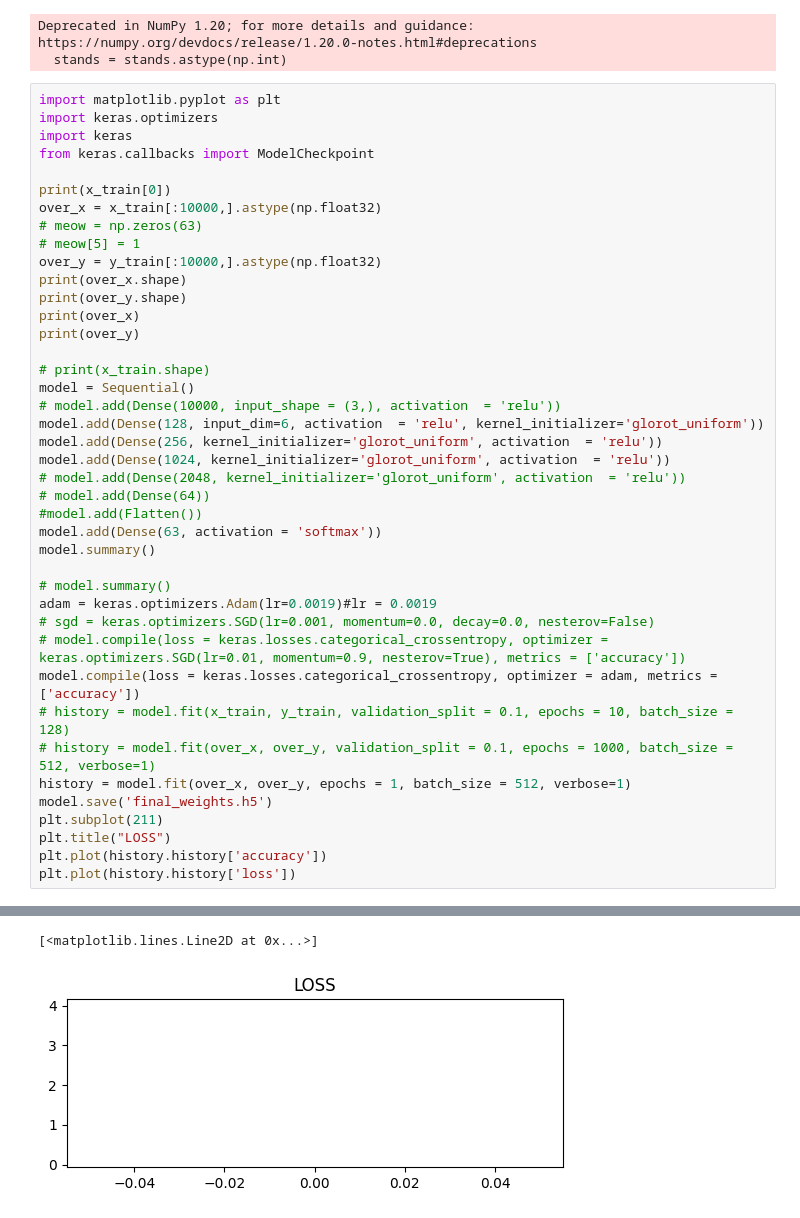
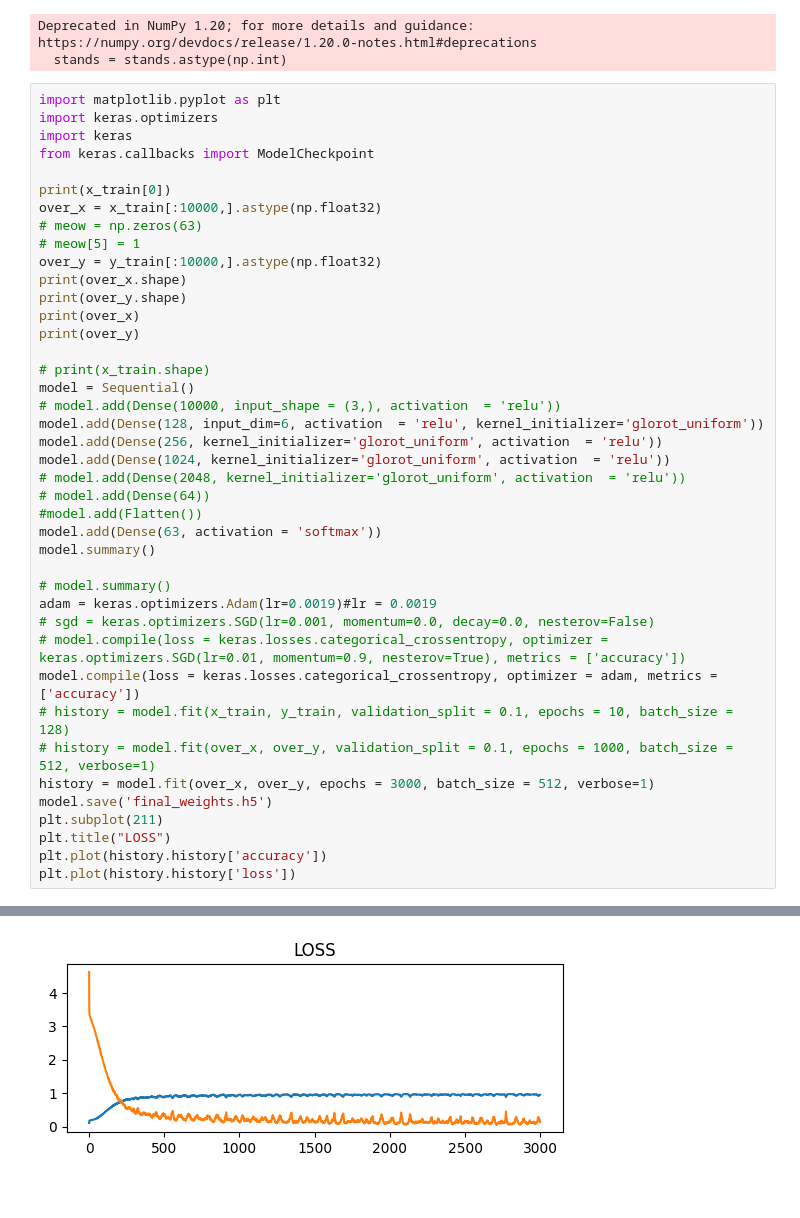
Before and after one commit to rkp74/Smart_Transportation_System, a Jupyter notebook: Taxi_Trajectory_Prediction.ipynb, the cells around one changed output, grey strips where cells are left out. Drawn from its saved outputs; the diff is of its cells as text.

```diff
--- a/Taxi_Trajectory_Prediction.ipynb
+++ b/Taxi_Trajectory_Prediction.ipynb
@@ -497,7 +554,7 @@ adam = keras.optimizers.Adam(lr=0.0019)#lr = 0.0019
 model.compile(loss = keras.losses.categorical_crossentropy, optimizer = adam, metrics = ['accuracy'])
 # history = model.fit(x_train, y_train, validation_split = 0.1, epochs = 10, batch_size = 128)
 # history = model.fit(over_x, over_y, validation_split = 0.1, epochs = 1000, batch_size = 512, verbose=1)
-history = model.fit(over_x, over_y, epochs = 1, batch_size = 512, verbose=1)
+history = model.fit(over_x, over_y, epochs = 3000, batch_size = 512, verbose=1)
 model.save('final_weights.h5')
 plt.subplot(211)
 plt.title("LOSS")
@@ -525,2 +582 @@ _________________________________________________________________
-[<matplotlib.lines.Line2D at 0x...>]
-[figure, old version]
+[figure, new version]
```
Also changed, not shown: parts of 8 cells of this notebook.
